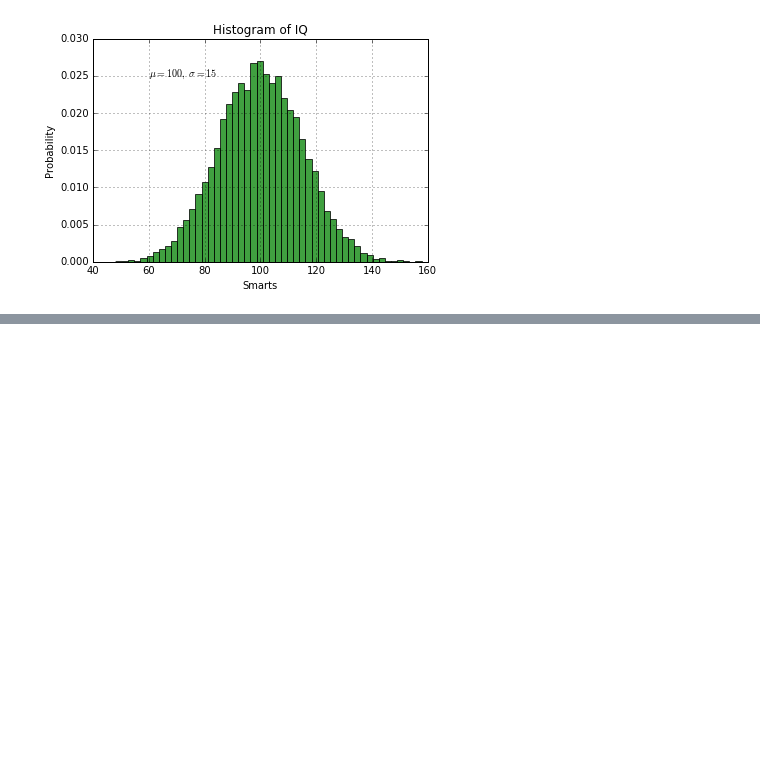
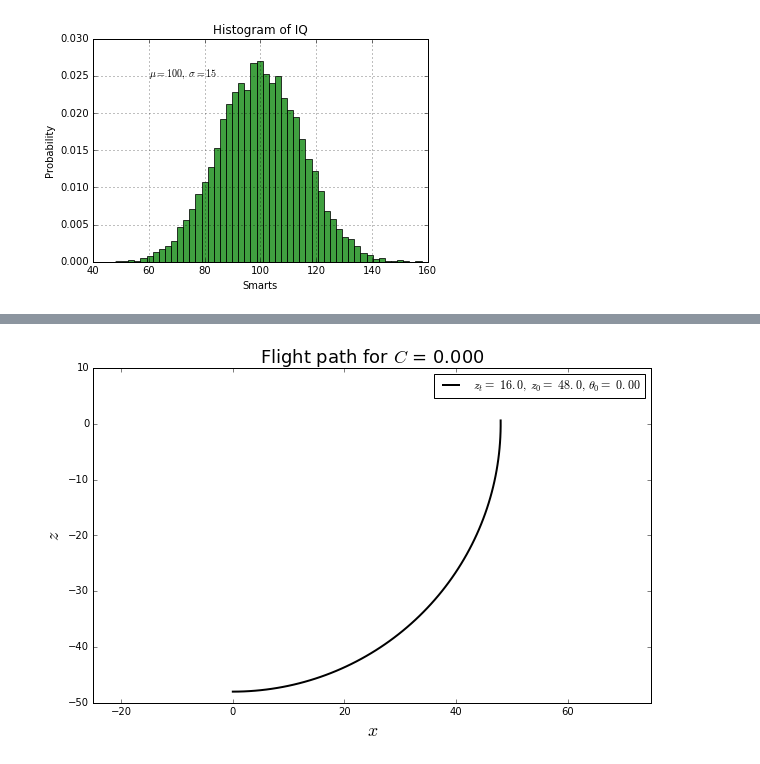
Before and after one commit to DavidZHANG9210/MAE6286, a Jupyter notebook: phugoid Motion Practise.ipynb, the cells around one changed output, grey strips where cells are left out. Saved outputs shown, nothing was run; the diff lists cells and outputs as text; code cells hidden in the pictures; blank space fills up the shorter version.

```diff
--- a/phugoid Motion Practise.ipynb
+++ b/phugoid Motion Practise.ipynb
@@ -44,0 +66,4 @@ t=plt.xlabel('my data', fontsize=14, color='red')
+# %%
+plot_flight_path(16,48,0.)
+# %% [output]
+[figure, added]
```
Also changed, not shown: parts of 6 cells of this notebook.
